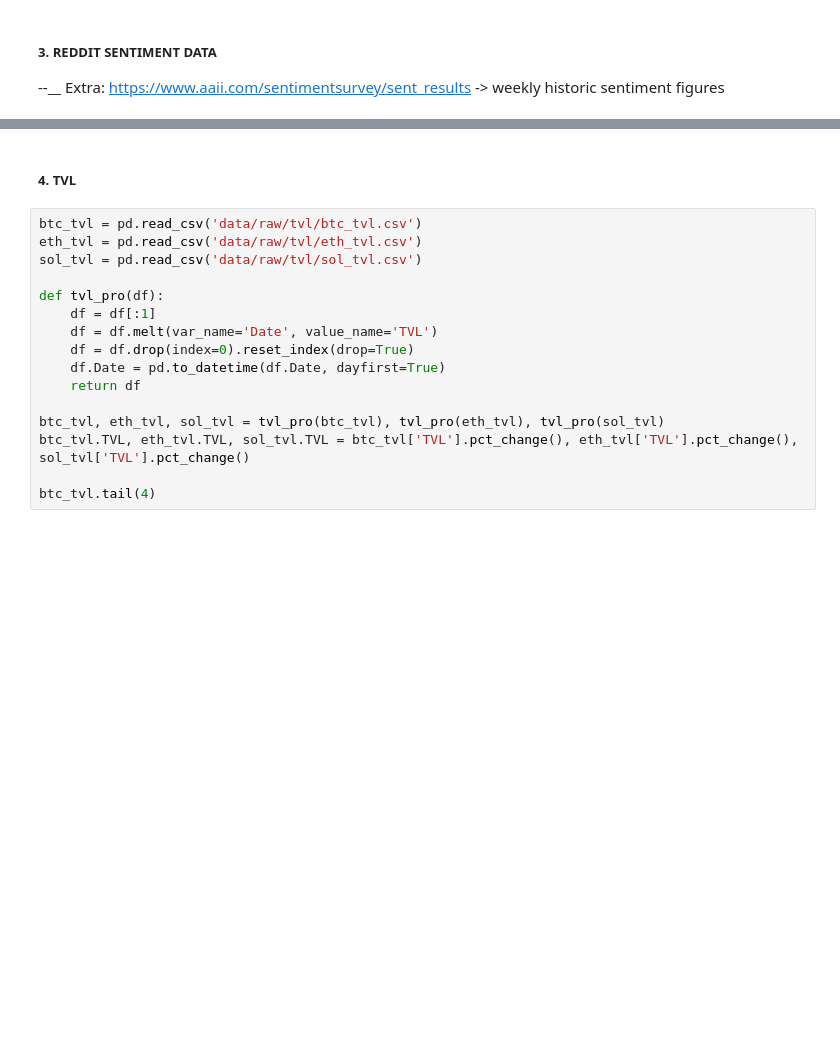
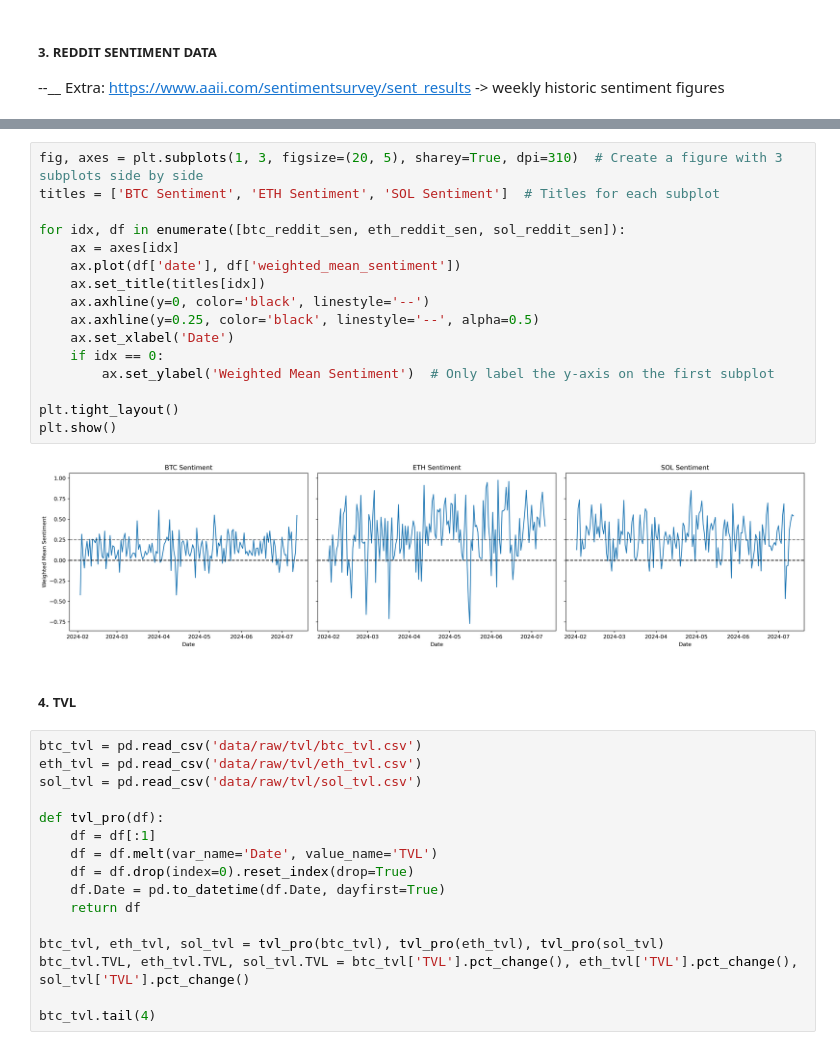
Before and after one commit to NumericCamel/Master-Thesis, a Jupyter notebook: notebook/dataset_creation.ipynb, the cells around one changed output, grey strips where cells are left out. Saved outputs shown, nothing was run; the diff lists cells and outputs as text; blank space fills up the shorter version.

```diff
--- a/notebook/dataset_creation.ipynb
+++ b/notebook/dataset_creation.ipynb
@@ -176,3 +177,21 @@ print(reddit_sen.Date.min())
+# %%
+fig, axes = plt.subplots(1, 3, figsize=(20, 5), sharey=True, dpi=310)  # Create a figure with 3 subplots side by side
+titles = ['BTC Sentiment', 'ETH Sentiment', 'SOL Sentiment']  # Titles for each subplot
+
+for idx, df in enumerate([btc_reddit_sen, eth_reddit_sen, sol_reddit_sen]):
+    ax = axes[idx]
+    ax.plot(df['date'], df['weighted_mean_sentiment'])
+    ax.set_title(titles[idx])
+    ax.axhline(y=0, color='black', linestyle='--')
+    ax.axhline(y=0.25, color='black', linestyle='--', alpha=0.5)
+    ax.set_xlabel('Date')
+    if idx == 0:
+        ax.set_ylabel('Weighted Mean Sentiment')  # Only label the y-axis on the first subplot
+
+plt.tight_layout()
+plt.show()
+# %% [output]
+[figure, added]
 # %% [markdown]
 ##### 4. TVL
 # %%
```
Also changed, not shown: parts of 10 cells of this notebook, 31 other files.
